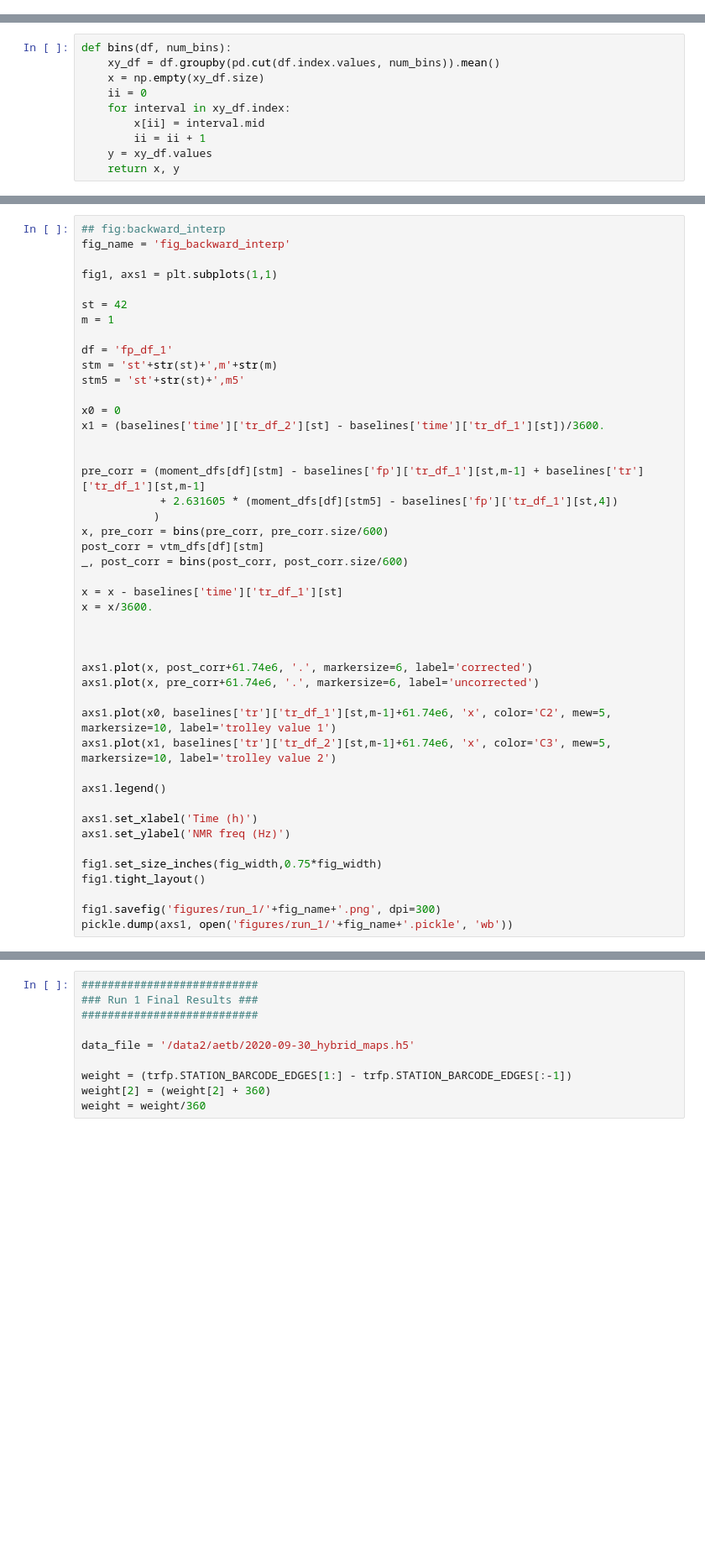
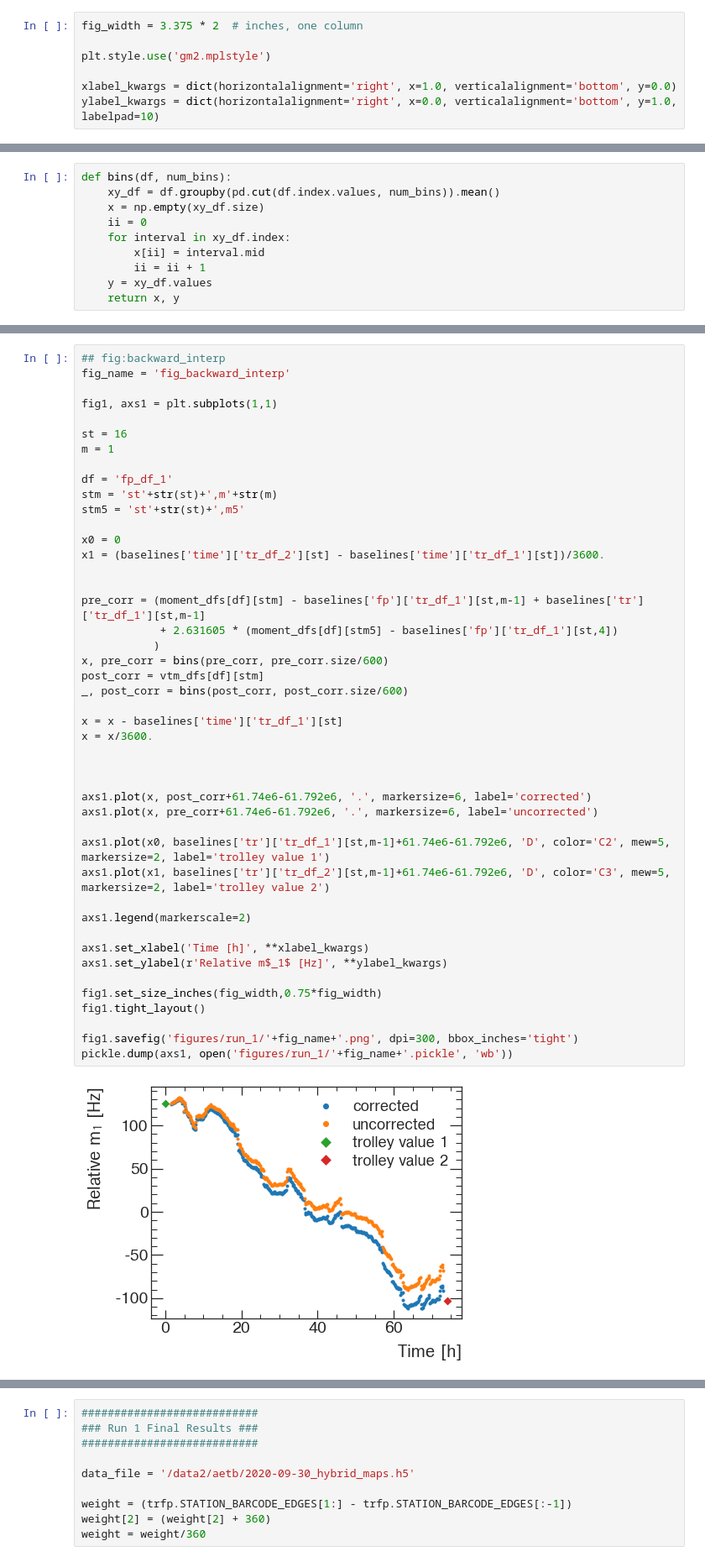
Before and after one commit to aetb/trfp, a Jupyter notebook: run_1_figures.ipynb, the cells around one changed output, grey strips where cells are left out. Shown at 84% size. Drawn from its saved outputs; the diff is of its cells as text; blank space fills up the shorter version.

```diff
--- a/run_1_figures.ipynb
+++ b/run_1_figures.ipynb
@@ -49,3 +47,10 @@ plt.style.use('gm2.mplstyle')
+# %%
+fig_width = 3.375 * 2  # inches, one column
+
+plt.style.use('gm2.mplstyle')
+
+xlabel_kwargs = dict(horizontalalignment='right', x=1.0, verticalalignment='bottom', y=0.0)
+ylabel_kwargs = dict(horizontalalignment='right', x=0.0, verticalalignment='bottom', y=1.0, labelpad=10)
 # %%
 run = '1a'
 
@@ -237,42 +267,44 @@ fig_name = 'fig_backward_interp'
 
 fig1, axs1 = plt.subplots(1,1)
 
-st = 42
+st = 16
 m = 1
 
 df = 'fp_df_1'
 stm = 'st'+str(st)+',m'+str(m)
 stm5 = 'st'+str(st)+',m5'
 
 x0 = 0
 x1 = (baselines['time']['tr_df_2'][st] - baselines['time']['tr_df_1'][st])/3600.
 
 
 pre_corr = (moment_dfs[df][stm] - baselines['fp']['tr_df_1'][st,m-1] + baselines['tr']['tr_df_1'][st,m-1]
             + 2.631605 * (moment_dfs[df][stm5] - baselines['fp']['tr_df_1'][st,4])
            )
 x, pre_corr = bins(pre_corr, pre_corr.size/600)
 post_corr = vtm_dfs[df][stm]
 _, post_corr = bins(post_corr, post_corr.size/600)
 
 x = x - baselines['time']['tr_df_1'][st]
 x = x/3600.
 
 
 
-axs1.plot(x, post_corr+61.74e6, '.', markersize=6, label='corrected')
-axs1.plot(x, pre_corr+61.74e6, '.', markersize=6, label='uncorrected')
+axs1.plot(x, post_corr+61.74e6-61.792e6, '.', markersize=6, label='corrected')
+axs1.plot(x, pre_corr+61.74e6-61.792e6, '.', markersize=6, label='uncorrected')
 
-axs1.plot(x0, baselines['tr']['tr_df_1'][st,m-1]+61.74e6, 'x', color='C2', mew=5, markersize=10, label='trolley value 1')
-axs1.plot(x1, baselines['tr']['tr_df_2'][st,m-1]+61.74e6, 'x', color='C3', mew=5, markersize=10, label='trolley value 2')
+axs1.plot(x0, baselines['tr']['tr_df_1'][st,m-1]+61.74e6-61.792e6, 'D', color='C2', mew=5, markersize=2, label='trolley value 1')
+axs1.plot(x1, baselines['tr']['tr_df_2'][st,m-1]+61.74e6-61.792e6, 'D', color='C3', mew=5, markersize=2, label='trolley value 2')
 
-axs1.legend()
+axs1.legend(markerscale=2)
 
-axs1.set_xlabel('Time (h)')
-axs1.set_ylabel('NMR freq (Hz)')
+axs1.set_xlabel('Time [h]', **xlabel_kwargs)
+axs1.set_ylabel(r'Relative m$_1$ [Hz]', **ylabel_kwargs)
 
 fig1.set_size_inches(fig_width,0.75*fig_width)
 fig1.tight_layout()
 
-fig1.savefig('figures/run_1/'+fig_name+'.png', dpi=300)
+fig1.savefig('figures/run_1/'+fig_name+'.png', dpi=300, bbox_inches='tight')
 pickle.dump(axs1, open('figures/run_1/'+fig_name+'.pickle', 'wb'))
+# %% [output]
+[figure, added]
```
Also changed, not shown: parts of 22 cells of this notebook, 12 other files.
